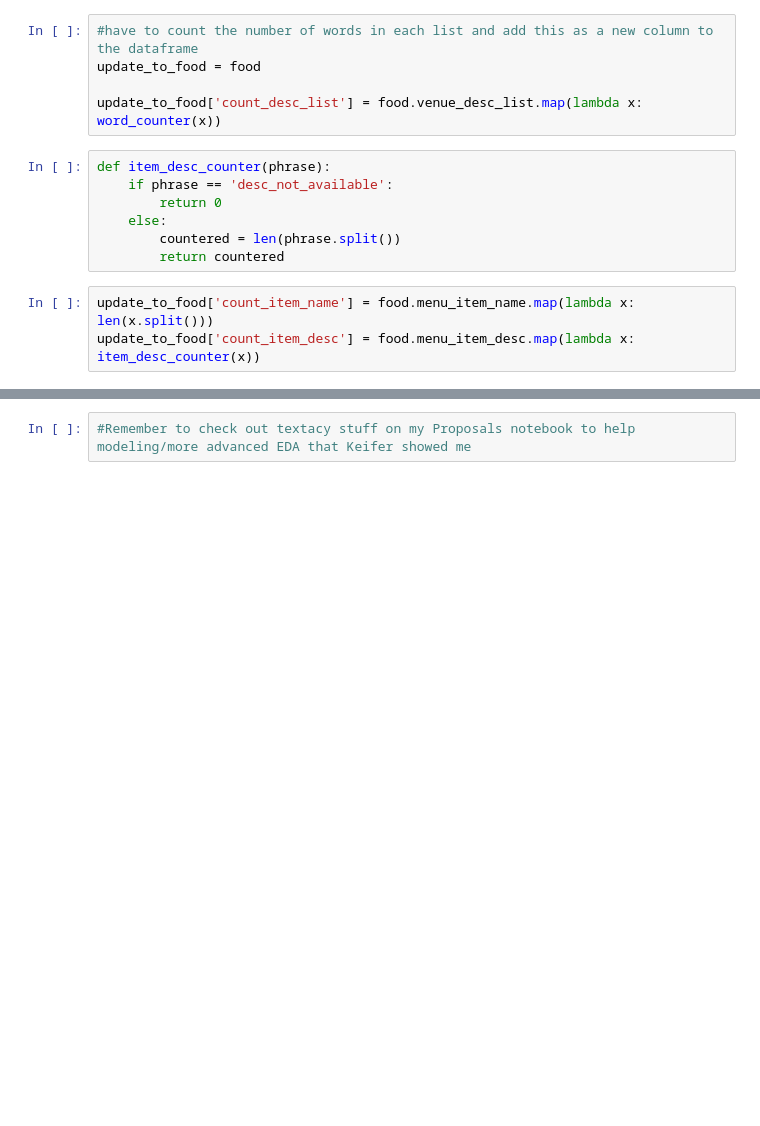
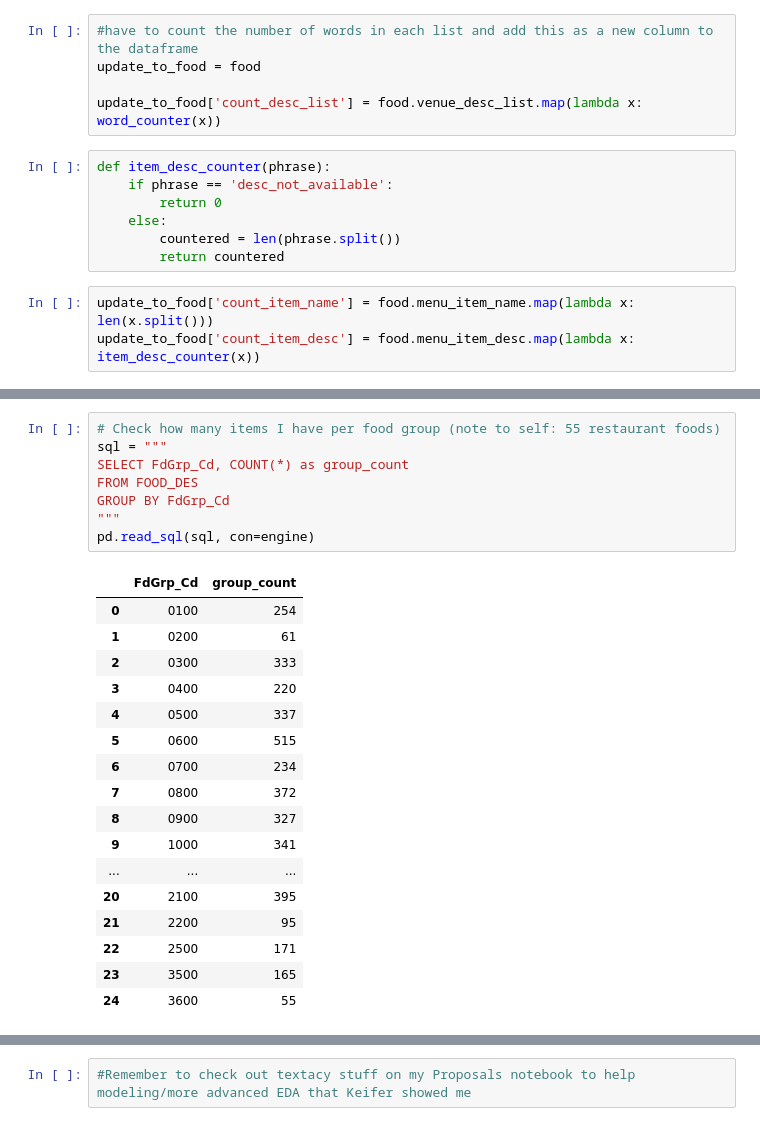
Before and after one commit to AnotherGuitar/DSI-SF-4-anotherguitar, a Jupyter notebook: projects/Capstone Stuff/EDA.ipynb, the cells around one changed output, grey strips where cells are left out. Saved outputs shown, nothing was run; the diff lists cells and outputs as text; blank space fills up the shorter version.

```diff
--- a/projects/Capstone Stuff/EDA.ipynb
+++ b/projects/Capstone Stuff/EDA.ipynb
@@ -329,0 +356,26 @@ vegan_update.head()
+# %%
+# Check how many items I have per food group (note to self: 55 restaurant foods)
+sql = """
+SELECT FdGrp_Cd, COUNT(*) as group_count
+FROM FOOD_DES
+GROUP BY FdGrp_Cd
+"""
+pd.read_sql(sql, con=engine)
+# %% [output]
+|  | FdGrp_Cd | group_count |
+| 0 | 0100 | 254 |
+| 1 | 0200 | 61 |
+| 2 | 0300 | 333 |
+| 3 | 0400 | 220 |
+| 4 | 0500 | 337 |
+| 5 | 0600 | 515 |
+| 6 | 0700 | 234 |
+| 7 | 0800 | 372 |
+| 8 | 0900 | 327 |
+| 9 | 1000 | 341 |
+| ... | ... | ... |
+| 20 | 2100 | 395 |
+| 21 | 2200 | 95 |
+| 22 | 2500 | 171 |
+| 23 | 3500 | 165 |
+| 24 | 3600 | 55 |
```
Also changed, not shown: parts of 22 cells of this notebook.
